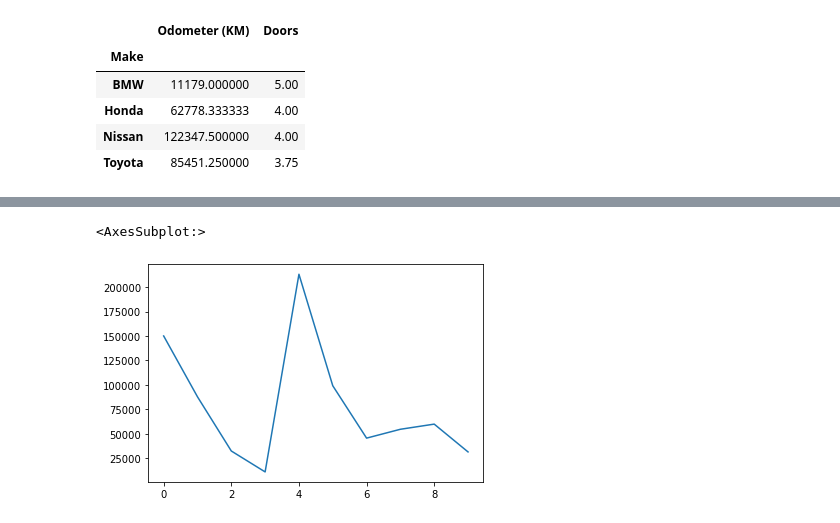
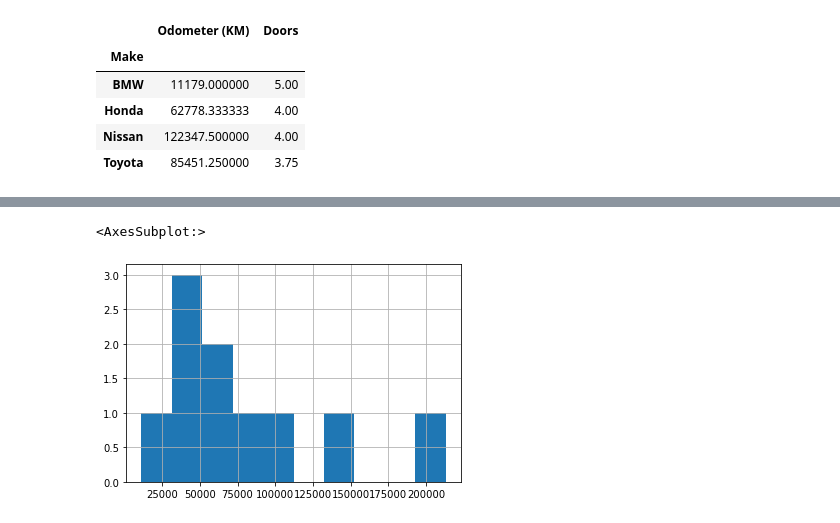
Before and after one commit to Thatsgaurav/Machine-Learning-Data-Science, a Jupyter notebook: Pandas Data Analysis/Intro-to-pandas.ipynb, the cells around one changed output, grey strips where cells are left out. Cells and saved outputs as stored; diff of their text form; code cells hidden in the pictures.

```diff
--- a/Pandas Data Analysis/Intro-to-pandas.ipynb
+++ b/Pandas Data Analysis/Intro-to-pandas.ipynb
@@ -416,5 +423,5 @@ car_sales.groupby(["Make"]).mean()
 # %%
-car_sales["Odometer (KM)"].plot()
+car_sales["Odometer (KM)"].hist()
 # %% [output]
 <AxesSubplot:>
-[figure, old version]
+[figure, new version]
```
Also changed, not shown: parts of 3 cells of this notebook.
